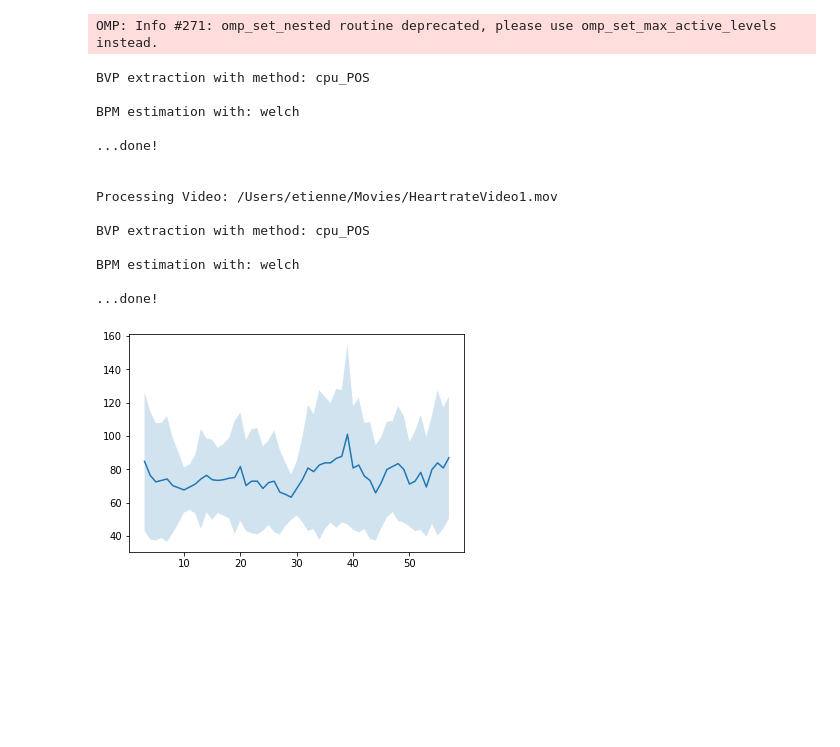
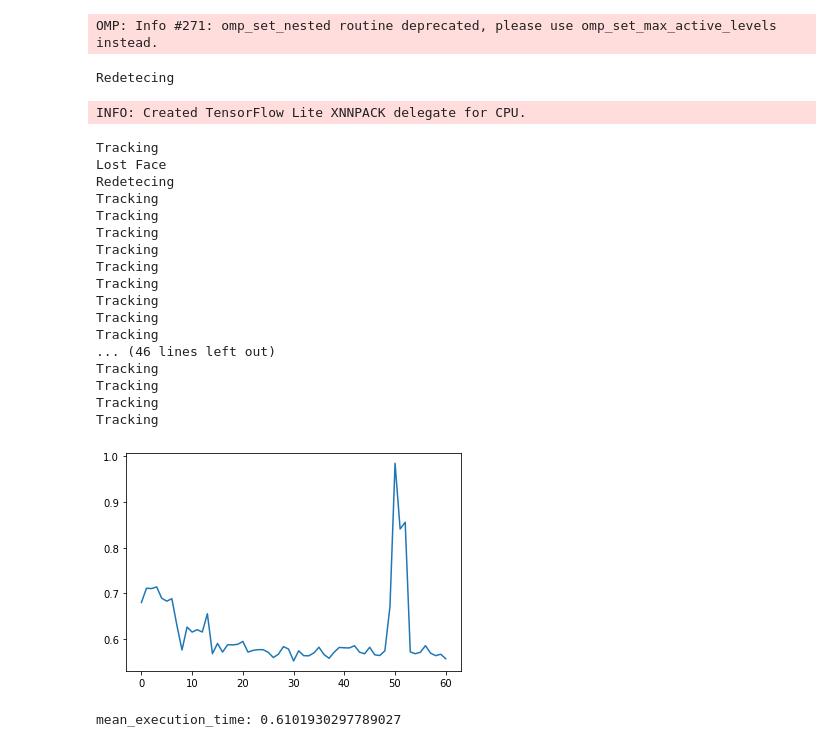
Before and after one commit to etiennekoehler/VisualHeartrateMonitor, a Jupyter notebook: rPPG/rPPG_Playground.ipynb, the cells around one changed output. Drawn from its saved outputs; the diff is of its cells as text; code cells hidden in the pictures; blank space fills up the shorter version.

Commit message:
compare execution time of holistic and basic skin extraction

```diff
--- a/rPPG/rPPG_Playground.ipynb
+++ b/rPPG/rPPG_Playground.ipynb
@@ -3,26 +4,33 @@ from pyVHR.analysis.pipeline import Pipeline
 import matplotlib.pyplot as plt
 # %% [output]
 OMP: Info #271: omp_set_nested routine deprecated, please use omp_set_max_active_levels instead.
-# %%
-pipe = Pipeline()
-time, BPM, uncertainty = pipe.run_on_video('/Users/etienne/Movies/HeartrateVideo1.mov', roi_approach="patches", roi_method="faceparsing")
-plt.figure()
-plt.plot(time, BPM)
-plt.fill_between(time, BPM - uncertainty, BPM + uncertainty, alpha=0.2)
-plt.show()
-# %% [output]
-BVP extraction with method: cpu_POS
-
-BPM estimation with: welch
-
-...done!
-
-
-Processing Video: /Users/etienne/Movies/HeartrateVideo1.mov
-
-BVP extraction with method: cpu_POS
-
-BPM estimation with: welch
-
-...done!
-[figure, removed]
+# %%
+import statistics
+realtime_pipe = Realtime_Pipeline()
+holistic_skin_extraction_execution_times = realtime_pipe.run_realtime_pipeline(is_test=True, advanced_skin_extraction=True)
+plt.figure()
+plt.plot(holistic_skin_extraction_execution_times)
+plt.show()
+print('mean_execution_time:', statistics.mean(holistic_skin_extraction_execution_times))
+# %% [output]
+Redetecing
+INFO: Created TensorFlow Lite XNNPACK delegate for CPU.
+Tracking
+Lost Face
+Redetecing
+Tracking
+Tracking
+Tracking
+Tracking
+Tracking
+Tracking
+Tracking
+Tracking
+Tracking
+... (46 lines left out)
+Tracking
+Tracking
+Tracking
+Tracking
+[figure, added]
+mean_execution_time: 0.6101930297789027
```
Also changed, not shown: parts of 3 cells of this notebook, 1 other file.
